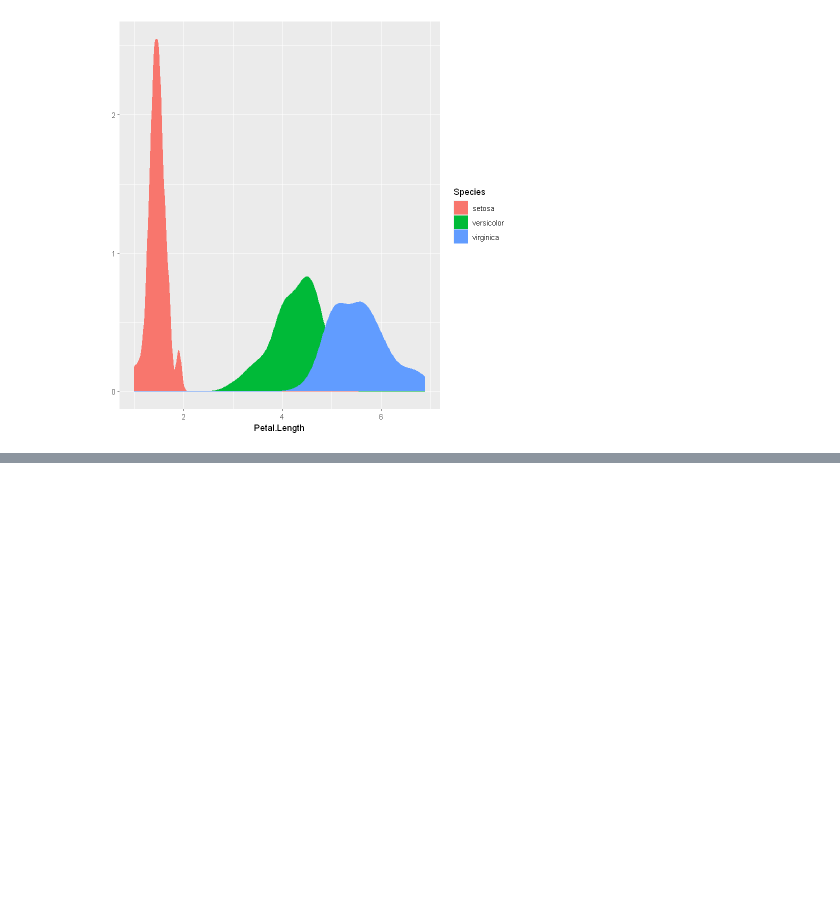
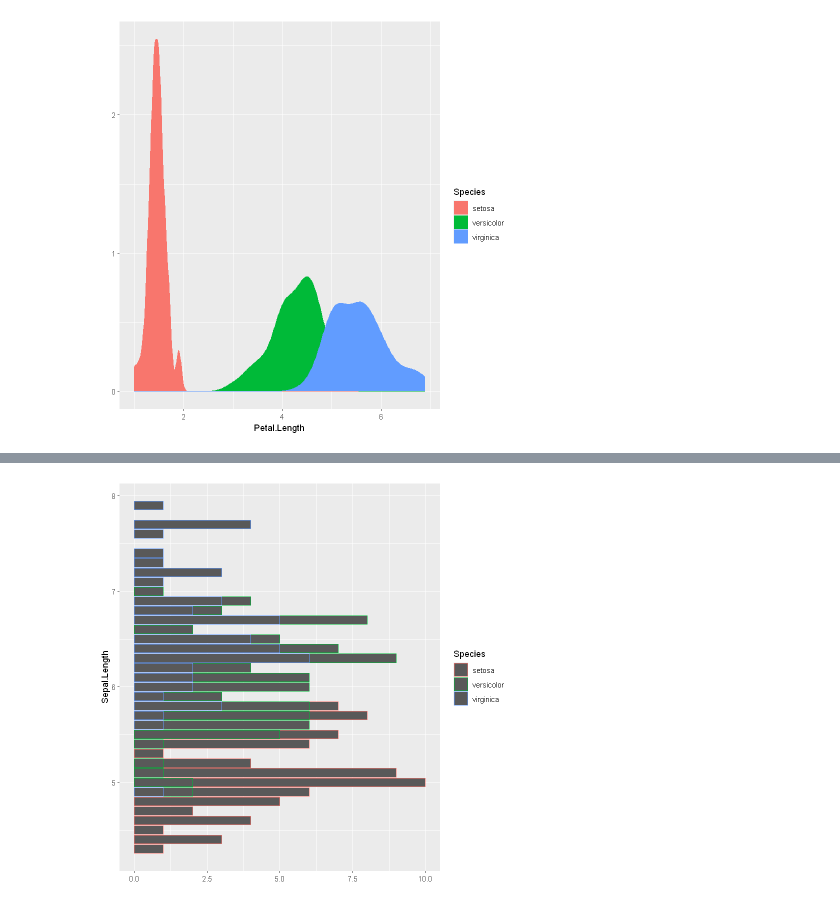
Before and after one commit to maheshkshi400/juypter, a Jupyter notebook: R/projects/r_2.ipynb, the cells around one changed output, grey strips where cells are left out. Cells and saved outputs as stored; diff of their text form; code cells hidden in the pictures; blank space fills up the shorter version.

```diff
--- a/R/projects/r_2.ipynb
+++ b/R/projects/r_2.ipynb
@@ -74,0 +83,4 @@ qplot(data =iris,Petal.Length,geom = "density",col=Species,fill=Species)
+# %%
+qplot(data = iris,y = Sepal.Length,geom = "bar",col=Species)
+# %% [output]
+[figure, added]
```
Also changed, not shown: parts of 3 cells of this notebook, 1 other file.
